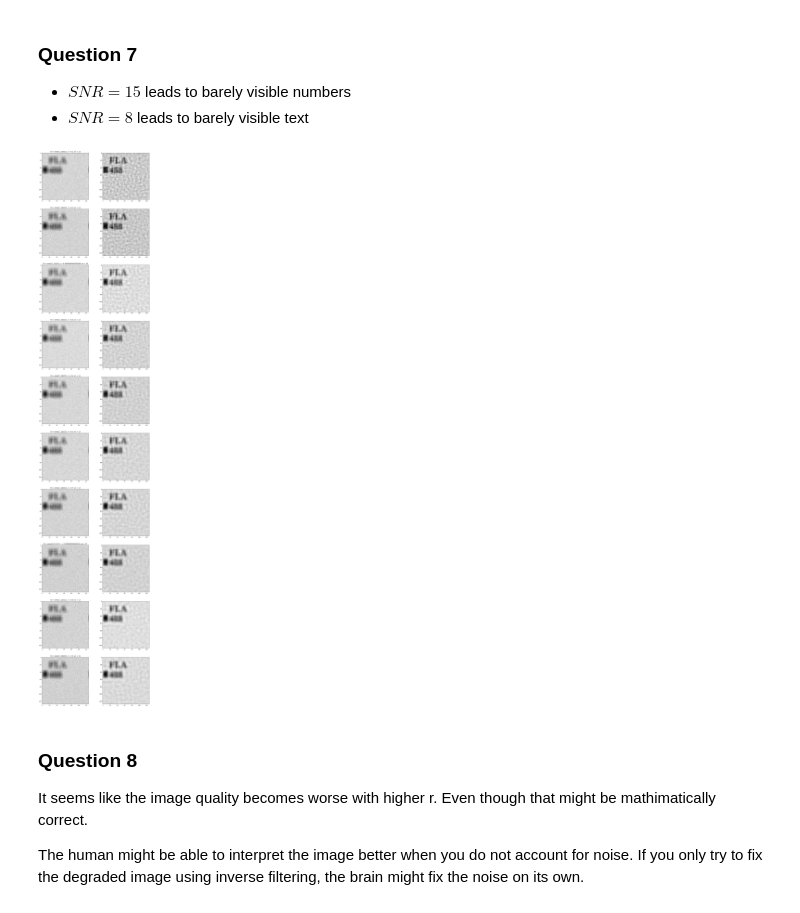
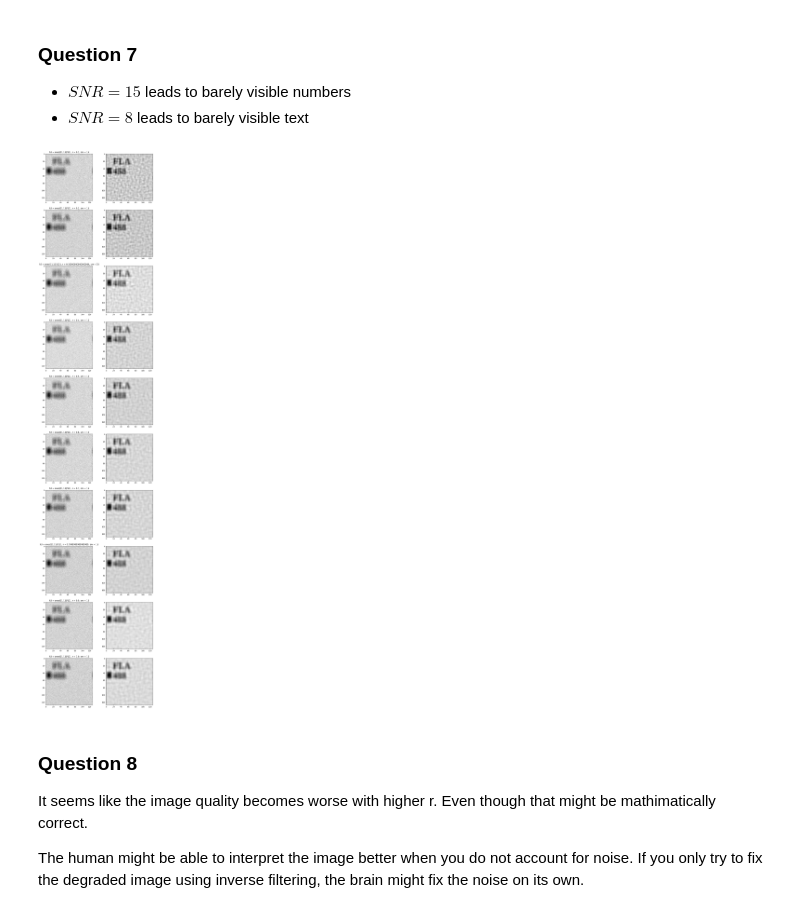
Before and after one commit to NaabZer/tsbb08-labs, a Jupyter notebook: lab7/Lab7.ipynb, the cells around one changed output. Saved outputs shown, nothing was run; the diff lists cells and outputs as text; code cells hidden in the pictures.

```diff
--- a/lab7/Lab7.ipynb
+++ b/lab7/Lab7.ipynb
@@ -213,21 +213,21 @@ plt.imshow(fhat_3_2, cmap="gray")
 # %%
 h3 = np.ones((11,11))/121
 snr = 8
 rho = 0.8
 r_start = 0.1
 r_end = 1
 
 
-plt.figure(figsize=(16,80))
+plt.figure(figsize=(12,60))
 for r_i in range(10):
     h, fhat = wiener(f, h3, snr, rho, r_start + r_i/10)
     plt.subplot(10, 2, 2*r_i+1)
     plt.imshow(h, cmap="gray")
     plt.title("h3 = ones(11,11)/121, r = " + str(r_start + r_i/10) + ", snr = 15")
     plt.subplot(10, 2, 2*r_i+2)
     plt.imshow(fhat, cmap="gray")
 # %% [output]
-[figure, old version]
+[figure, new version]
 # %% [markdown]
 ### Question 8
 It seems like the image quality becomes worse with higher r.
```
Also changed, not shown: parts of 9 cells of this notebook, 2 other files.
